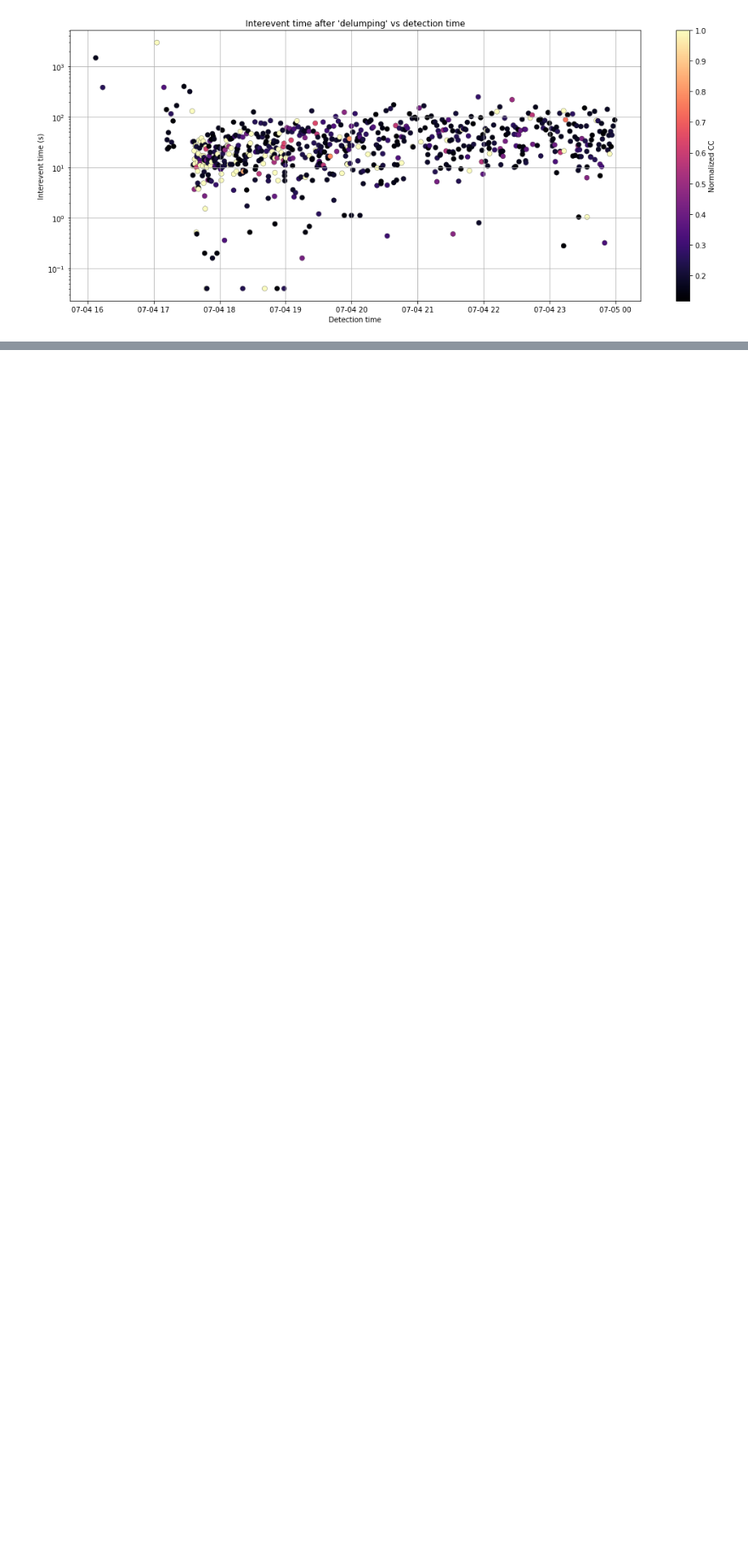
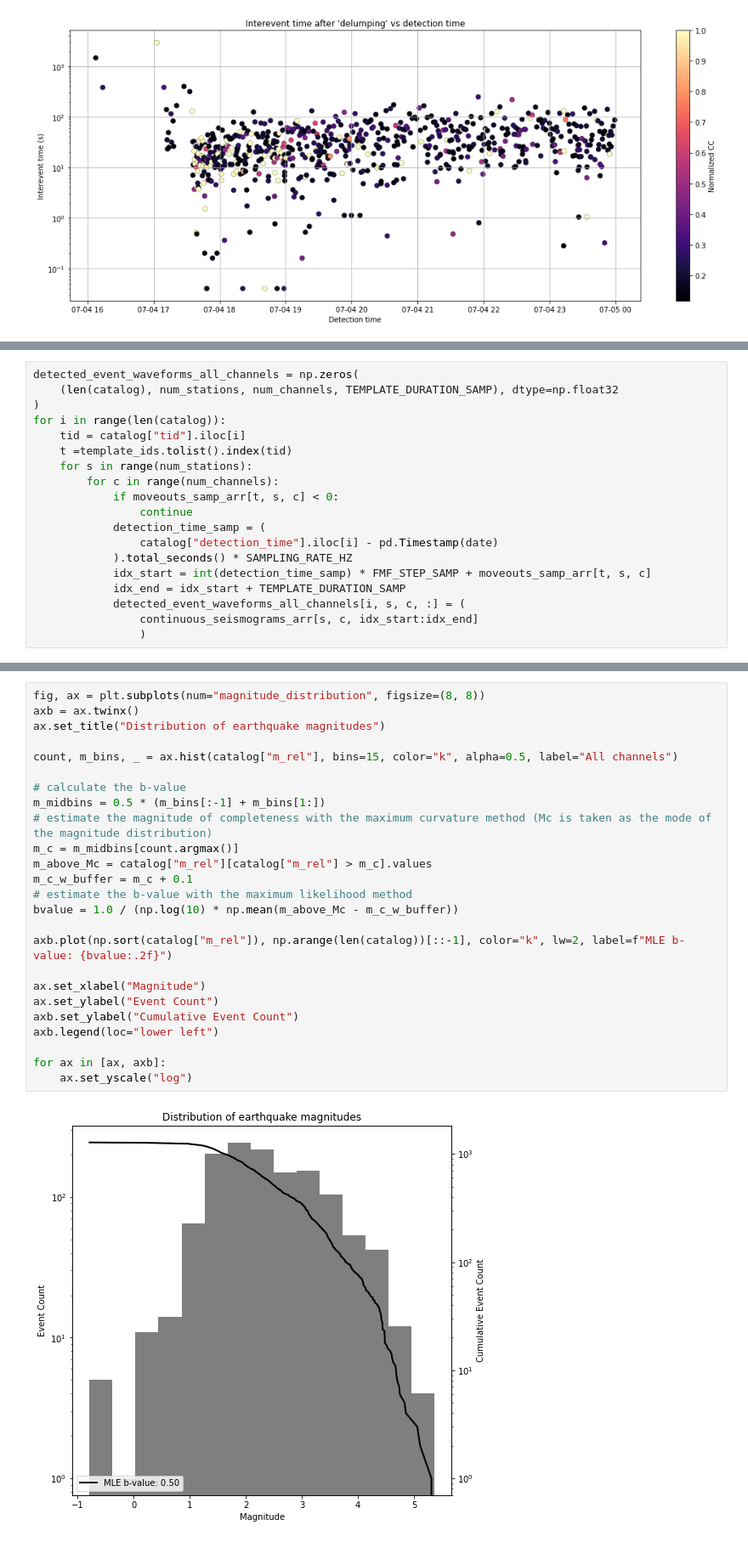
Before and after one commit to AI4EPS/Earthquake_Catalog_Workshop, a Jupyter notebook: notebooks/tm_multiple_templates.ipynb, the cells around one changed output, grey strips where cells are left out. Shown at 85% size. Saved outputs shown, nothing was run; the diff lists cells and outputs as text; blank space fills up the shorter version.

Commit message:
Added relative magnitudes and illustration of common tm issue

```diff
--- a/notebooks/tm_multiple_templates.ipynb
+++ b/notebooks/tm_multiple_templates.ipynb
@@ -1058,0 +1069,19 @@ for ax in axes:
+# %%
+detected_event_waveforms_all_channels = np.zeros(
+    (len(catalog), num_stations, num_channels, TEMPLATE_DURATION_SAMP), dtype=np.float32
+)
+for i in range(len(catalog)):
+    tid = catalog["tid"].iloc[i]
+    t =template_ids.tolist().index(tid)
+    for s in range(num_stations):
+        for c in range(num_channels):
+            if moveouts_samp_arr[t, s, c] < 0:
+                continue
+            detection_time_samp = (
+                catalog["detection_time"].iloc[i] - pd.Timestamp(date)
+            ).total_seconds() * SAMPLING_RATE_HZ
+            idx_start = int(detection_time_samp) * FMF_STEP_SAMP + moveouts_samp_arr[t, s, c]
+            idx_end = idx_start + TEMPLATE_DURATION_SAMP
+            detected_event_waveforms_all_channels[i, s, c, :] = (
+                continuous_seismograms_arr[s, c, idx_start:idx_end]
+                )
@@ -1058,0 +1127,27 @@ for ax in axes:
+# %%
+fig, ax = plt.subplots(num="magnitude_distribution", figsize=(8, 8))
+axb = ax.twinx()
+ax.set_title("Distribution of earthquake magnitudes")
+
+count, m_bins, _ = ax.hist(catalog["m_rel"], bins=15, color="k", alpha=0.5, label="All channels")
+
+# calculate the b-value
+m_midbins = 0.5 * (m_bins[:-1] + m_bins[1:])
+# estimate the magnitude of completeness with the maximum curvature method (Mc is taken as the mode of the magnitude distribution)
+m_c = m_midbins[count.argmax()]
+m_above_Mc = catalog["m_rel"][catalog["m_rel"] > m_c].values
+m_c_w_buffer = m_c + 0.1
+# estimate the b-value with the maximum likelihood method
+bvalue = 1.0 / (np.log(10) * np.mean(m_above_Mc - m_c_w_buffer))
+
+axb.plot(np.sort(catalog["m_rel"]), np.arange(len(catalog))[::-1], color="k", lw=2, label=f"MLE b-value: {bvalue:.2f}")
+
+ax.set_xlabel("Magnitude")
+ax.set_ylabel("Event Count")
+axb.set_ylabel("Cumulative Event Count")
+axb.legend(loc="lower left")
+
+for ax in [ax, axb]:
+    ax.set_yscale("log")
+# %% [output]
+[figure, added]
```
Also changed, not shown: parts of 14 cells of this notebook, 1 other file.
